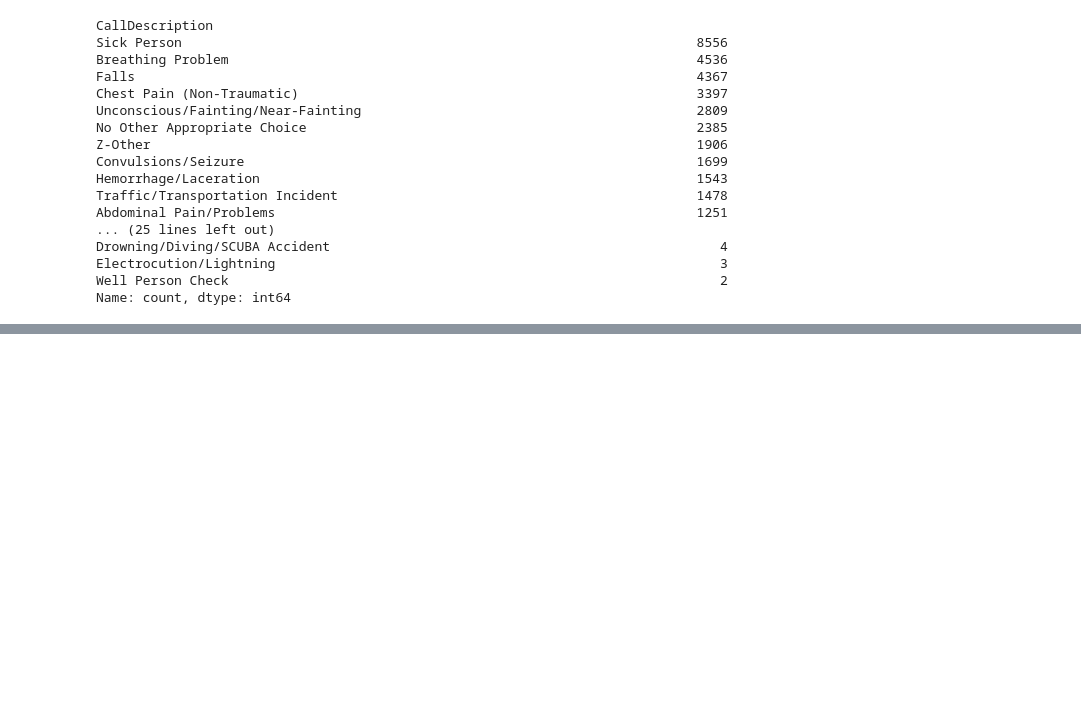
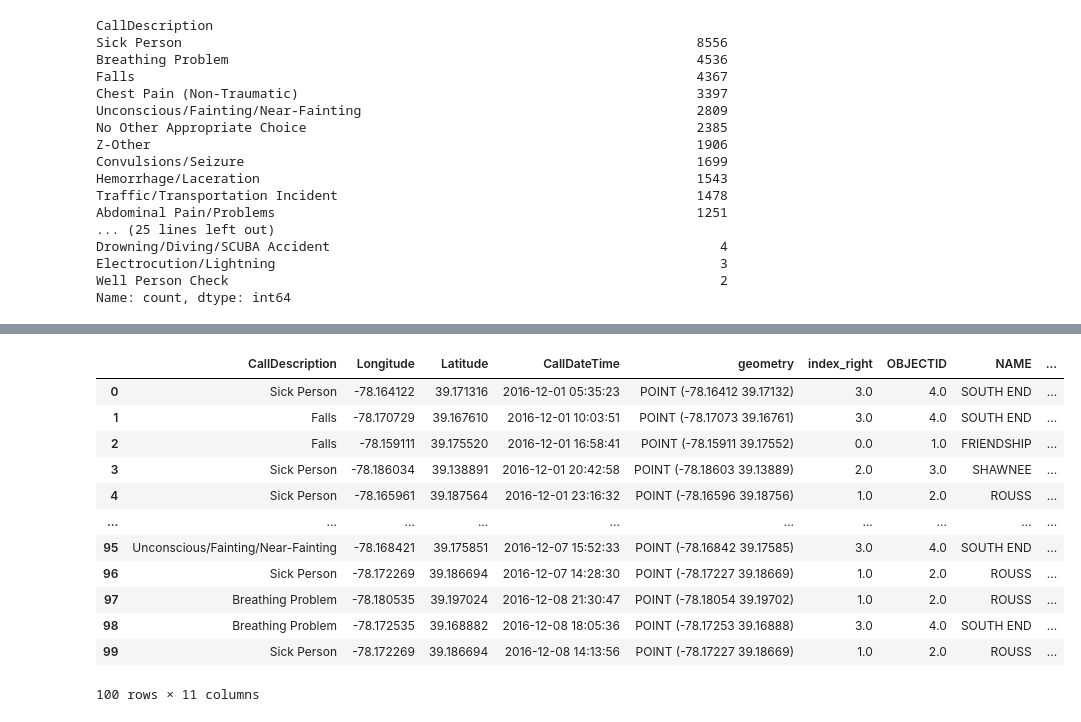
Before and after one commit to baywigg/ML4VA, a Jupyter notebook: cleaning/data_cleaning.ipynb, the cells around one changed output, grey strips where cells are left out. Saved outputs shown, nothing was run; the diff lists cells and outputs as text; code cells hidden in the pictures; blank space fills up the shorter version.

Commit message:
added two new CSVs, clustered call data

```diff
--- a/cleaning/data_cleaning.ipynb
+++ b/cleaning/data_cleaning.ipynb
@@ -123,0 +126,9 @@ calls.to_csv('../data/clean/calls_full.csv', index=False)
+# %%
+import geopandas as gpd
+# calls.head()
+gdf_points = gpd.GeoDataFrame(calls, geometry=gpd.points_from_xy(calls.Longitude, calls.Latitude), crs="EPSG:4326")
+
+districts = gpd.read_file('../data/First_Due_Areas.geojson')
+
+
+classified = gpd.sjoin(gdf_points, districts, how="left", predicate="within")
@@ -123,0 +142,16 @@ calls.to_csv('../data/clean/calls_full.csv', index=False)
+# %%
+classified.head(100)
+# %% [output]
+|  | CallDescription | Longitude | Latitude | CallDateTime | geometry | index_right | OBJECTID | NAME | ... |
+| 0 | Sick Person | -78.164122 | 39.171316 | 2016-12-01 05:35:23 | POINT (-78.16412 39.17132) | 3.0 | 4.0 | SOUTH END | ... |
+| 1 | Falls | -78.170729 | 39.167610 | 2016-12-01 10:03:51 | POINT (-78.17073 39.16761) | 3.0 | 4.0 | SOUTH END | ... |
+| 2 | Falls | -78.159111 | 39.175520 | 2016-12-01 16:58:41 | POINT (-78.15911 39.17552) | 0.0 | 1.0 | FRIENDSHIP | ... |
+| 3 | Sick Person | -78.186034 | 39.138891 | 2016-12-01 20:42:58 | POINT (-78.18603 39.13889) | 2.0 | 3.0 | SHAWNEE | ... |
+| 4 | Sick Person | -78.165961 | 39.187564 | 2016-12-01 23:16:32 | POINT (-78.16596 39.18756) | 1.0 | 2.0 | ROUSS | ... |
+| ... | ... | ... | ... | ... | ... | ... | ... | ... | ... |
+| 95 | Unconscious/Fainting/Near-Fainting | -78.168421 | 39.175851 | 2016-12-07 15:52:33 | POINT (-78.16842 39.17585) | 3.0 | 4.0 | SOUTH END | ... |
+| 96 | Sick Person | -78.172269 | 39.186694 | 2016-12-07 14:28:30 | POINT (-78.17227 39.18669) | 1.0 | 2.0 | ROUSS | ... |
+| 97 | Breathing Problem | -78.180535 | 39.197024 | 2016-12-08 21:30:47 | POINT (-78.18054 39.19702) | 1.0 | 2.0 | ROUSS | ... |
+| 98 | Breathing Problem | -78.172535 | 39.168882 | 2016-12-08 18:05:36 | POINT (-78.17253 39.16888) | 3.0 | 4.0 | SOUTH END | ... |
+| 99 | Sick Person | -78.172269 | 39.186694 | 2016-12-08 14:13:56 | POINT (-78.17227 39.18669) | 1.0 | 2.0 | ROUSS | ... |
+100 rows × 11 columns
```
Also changed, not shown: parts of 5 cells of this notebook, 4 other files.
